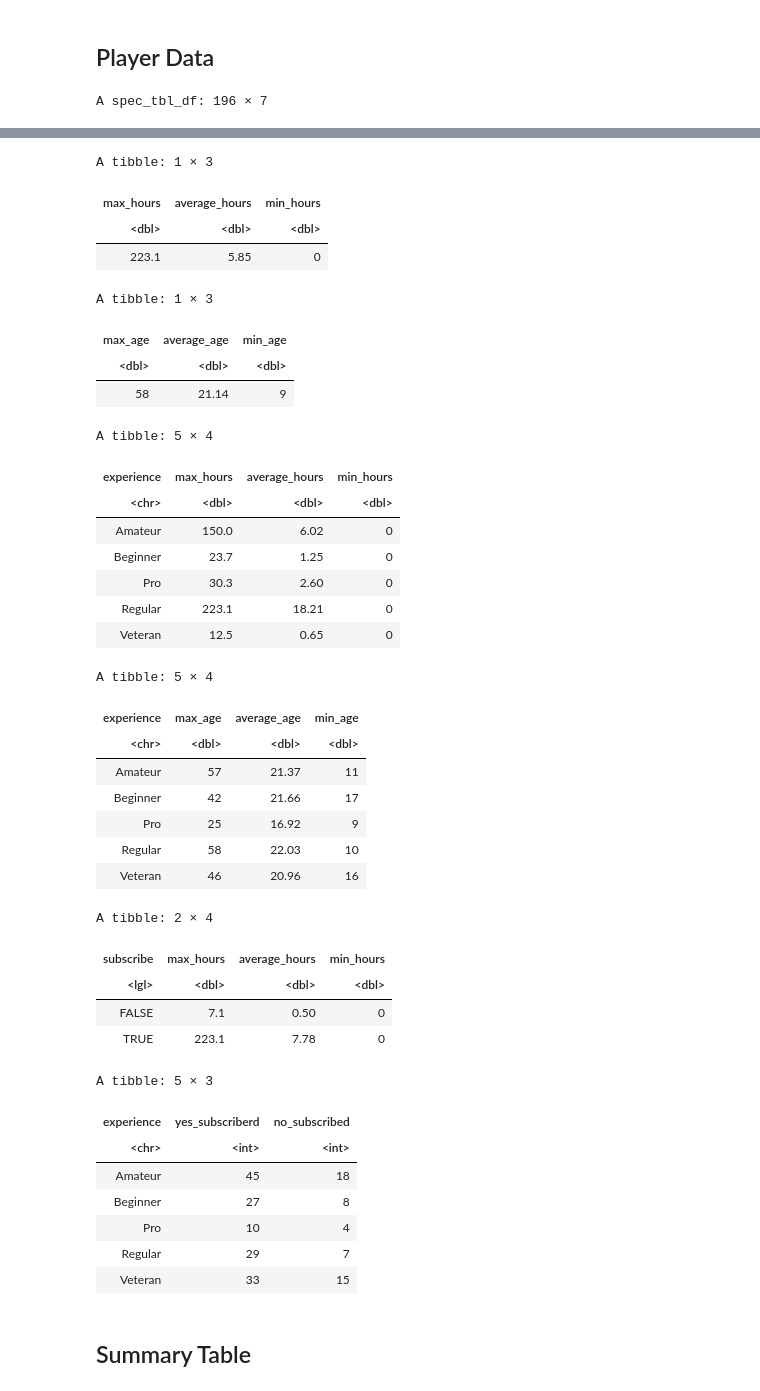
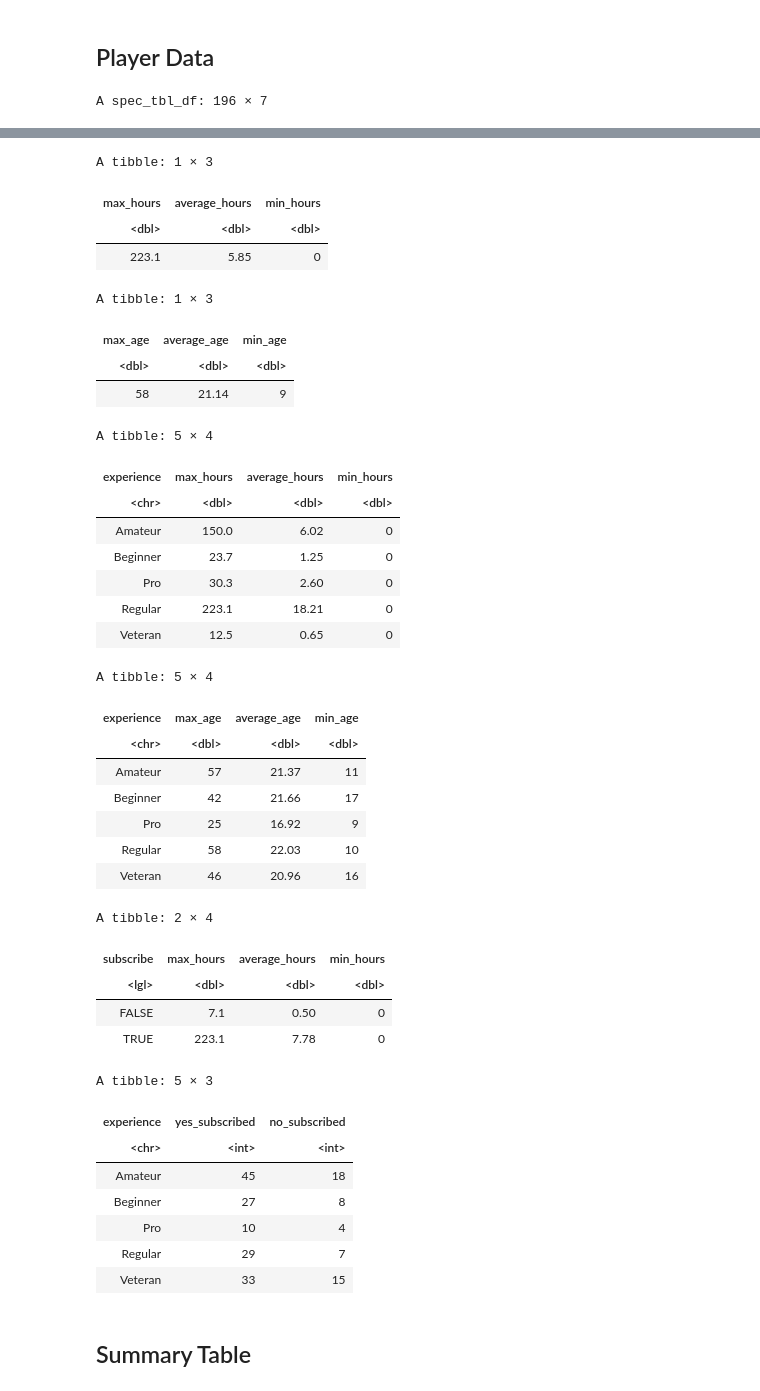
Before and after one commit to noahfunguy5080-sudo/Individual-project, a Jupyter notebook: Indiviual_project.ipynb, the cells around one changed output, grey strips where cells are left out. Saved outputs shown, nothing was run; the diff lists cells and outputs as text; code cells hidden in the pictures.

```diff
--- a/Indiviual_project.ipynb
+++ b/Indiviual_project.ipynb
@@ -178,7 +179,7 @@ subscriber_max_min_avrg_hours = player_data |>
 
 number_of_subscribers = player_data |>
     group_by(experience) |>
-    summarize(yes_subscriberd = sum(subscribe, na.rm = TRUE),
+    summarize(yes_subscribed = sum(subscribe, na.rm = TRUE),
              no_subscribed = sum(!subscribe, na.rm = TRUE))
 
 
@@ -202,34 +203,34 @@ A spec_tbl_df: 196 × 7
 A tibble: 1 × 3
 | max_hours | average_hours | min_hours |
 | <dbl> | <dbl> | <dbl> |
 | 223.1 | 5.85 | 0 |
 A tibble: 1 × 3
 | max_age | average_age | min_age |
 | <dbl> | <dbl> | <dbl> |
 | 58 | 21.14 | 9 |
 A tibble: 5 × 4
 | experience | max_hours | average_hours | min_hours |
 | <chr> | <dbl> | <dbl> | <dbl> |
 | Amateur | 150.0 | 6.02 | 0 |
 | Beginner | 23.7 | 1.25 | 0 |
 | Pro | 30.3 | 2.60 | 0 |
 | Regular | 223.1 | 18.21 | 0 |
 | Veteran | 12.5 | 0.65 | 0 |
 A tibble: 5 × 4
 | experience | max_age | average_age | min_age |
 | <chr> | <dbl> | <dbl> | <dbl> |
 | Amateur | 57 | 21.37 | 11 |
 | Beginner | 42 | 21.66 | 17 |
 | Pro | 25 | 16.92 | 9 |
 | Regular | 58 | 22.03 | 10 |
 | Veteran | 46 | 20.96 | 16 |
 A tibble: 2 × 4
 | subscribe | max_hours | average_hours | min_hours |
 | <lgl> | <dbl> | <dbl> | <dbl> |
 | FALSE | 7.1 | 0.50 | 0 |
 | TRUE | 223.1 | 7.78 | 0 |
 A tibble: 5 × 3
-| experience | yes_subscriberd | no_subscribed |
+| experience | yes_subscribed | no_subscribed |
 | <chr> | <int> | <int> |
 | Amateur | 45 | 18 |
 | Beginner | 27 | 8 |
```
Also changed, not shown: parts of 8 cells of this notebook.
